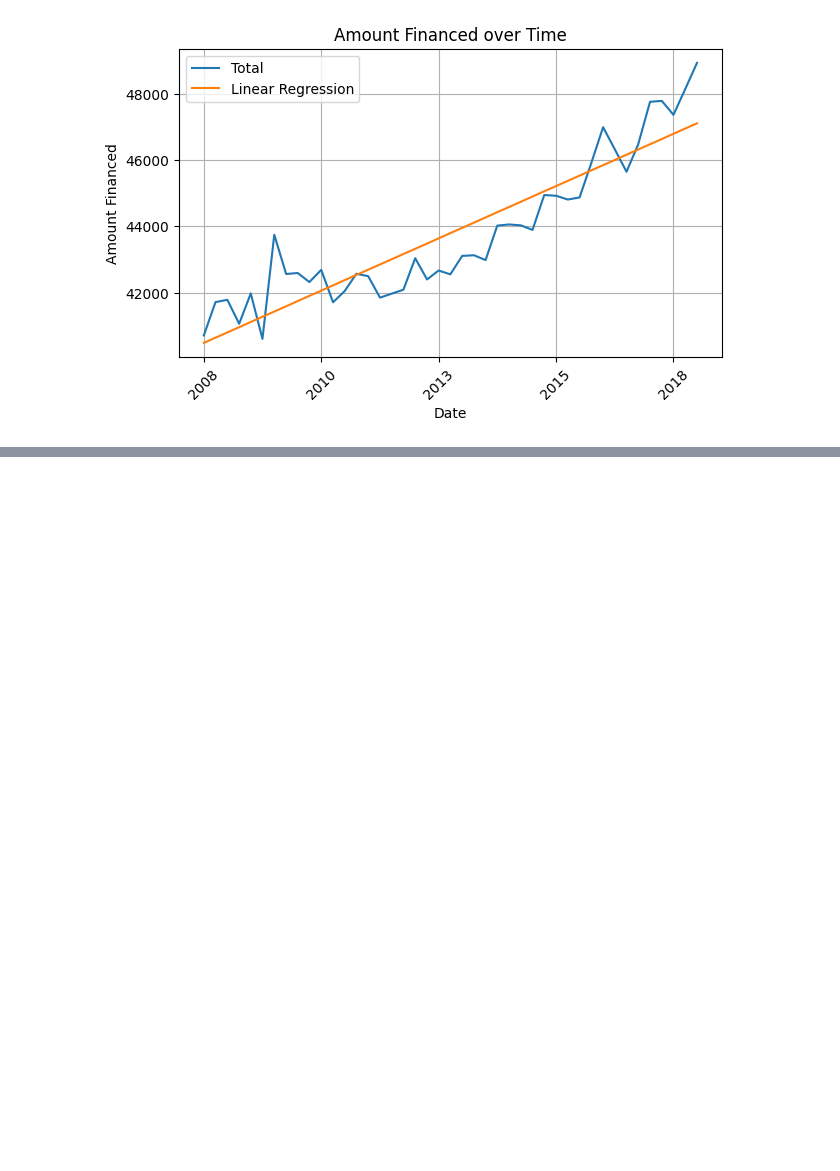
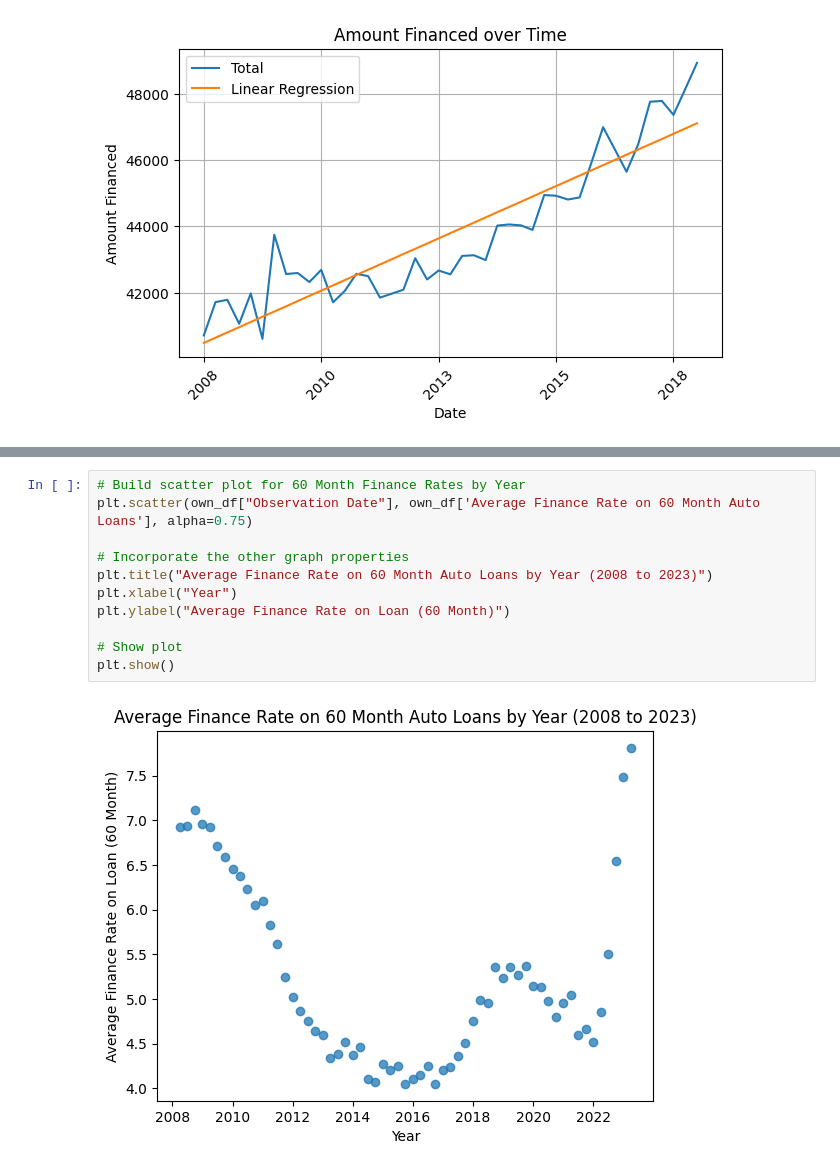
Before and after one commit to NadyaSlb/New_Car_Loan_Analysis, a Jupyter notebook: Car Data Analysis.ipynb, the cells around one changed output, grey strips where cells are left out. Saved outputs shown, nothing was run; the diff lists cells and outputs as text; blank space fills up the shorter version.

```diff
--- a/Car Data Analysis.ipynb
+++ b/Car Data Analysis.ipynb
@@ -940,0 +1087,13 @@ plt.show()
+# %%
+# Build scatter plot for 60 Month Finance Rates by Year
+plt.scatter(own_df["Observation Date"], own_df['Average Finance Rate on 60 Month Auto Loans'], alpha=0.75)
+
+# Incorporate the other graph properties
+plt.title("Average Finance Rate on 60 Month Auto Loans by Year (2008 to 2023)")
+plt.xlabel("Year")
+plt.ylabel("Average Finance Rate on Loan (60 Month)")
+
+# Show plot
+plt.show()
+# %% [output]
+[figure, added]
```
Also changed, not shown: parts of 20 cells of this notebook, 1 other file.
